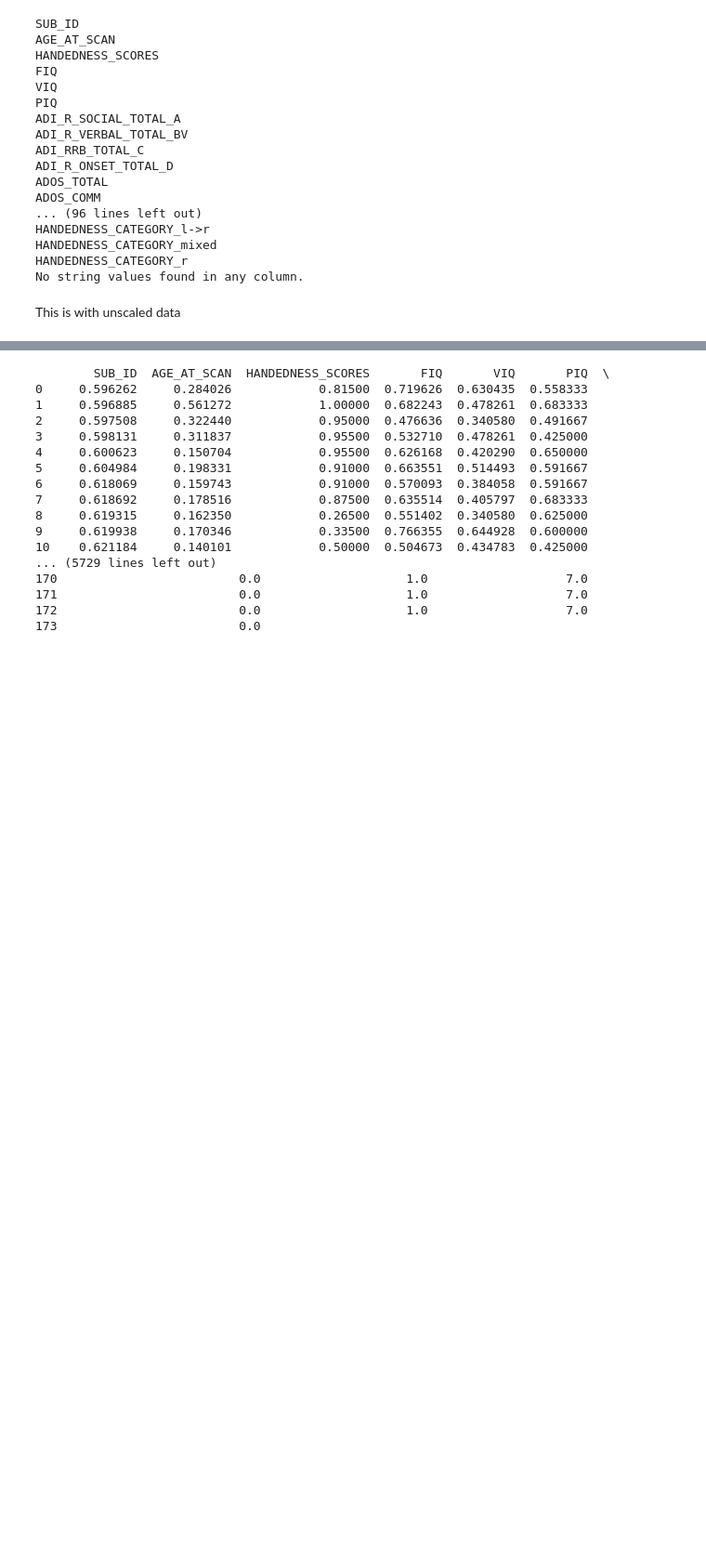
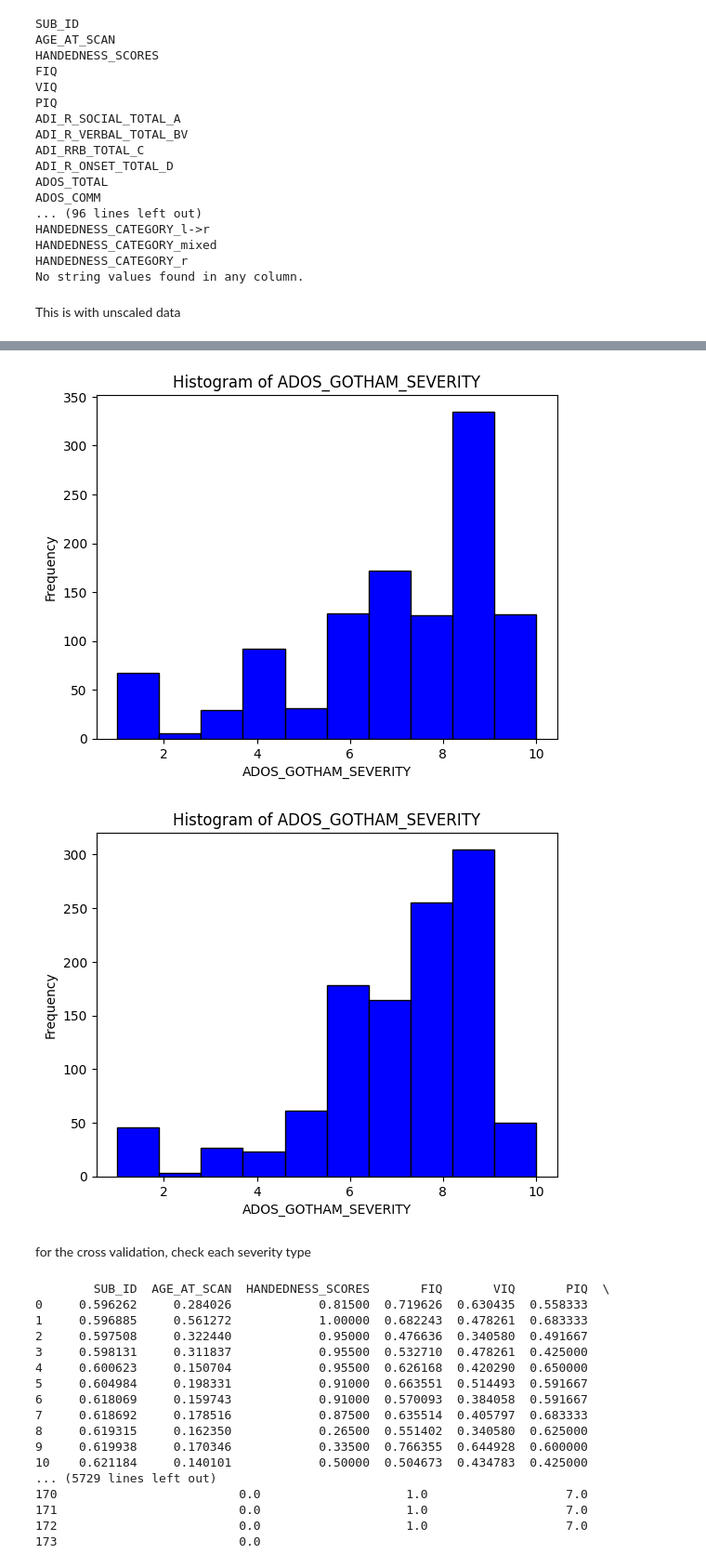
Before and after one commit to allison2368/Autism-Brain-Imaging-Data-Exchange-ABIDE-, a Jupyter notebook: knn.ipynb, the cells around one changed output, grey strips where cells are left out. Shown at 93% size. Drawn from its saved outputs; the diff is of its cells as text; code cells hidden in the pictures; blank space fills up the shorter version.

```diff
--- a/knn.ipynb
+++ b/knn.ipynb
@@ -206,3 +191,40 @@ Name: ADOS_GOTHAM_SEVERITY, dtype: float64
+# %%
+import pandas as pd
+import matplotlib.pyplot as plt
+
+# Assuming you already have imputed_df DataFrame created
+
+# Plot histogram
+plt.hist(imputed_df_1['ADOS_GOTHAM_SEVERITY'], bins=10, color='blue', edgecolor='black')
+
+
+# Add labels and title
+plt.xlabel('ADOS_GOTHAM_SEVERITY')
+plt.ylabel('Frequency')
+plt.title('Histogram of ADOS_GOTHAM_SEVERITY')
+
+# Show plot
+plt.show()
+
+
+# second histogram
+
+# Plot histogram
+plt.hist(imputed_df_3['ADOS_GOTHAM_SEVERITY'], bins=10, color='blue', edgecolor='black')
+
+
+# Add labels and title
+plt.xlabel('ADOS_GOTHAM_SEVERITY')
+plt.ylabel('Frequency')
+plt.title('Histogram of ADOS_GOTHAM_SEVERITY')
+
+# Show plot
+plt.show()
+# %% [output]
+[figure, added]
+[figure, added]
+# %% [markdown]
+for the cross validation, check each severity type
 # %%
 from sklearn.preprocessing import MinMaxScaler
 
```
Also changed, not shown: parts of 2 cells of this notebook.
